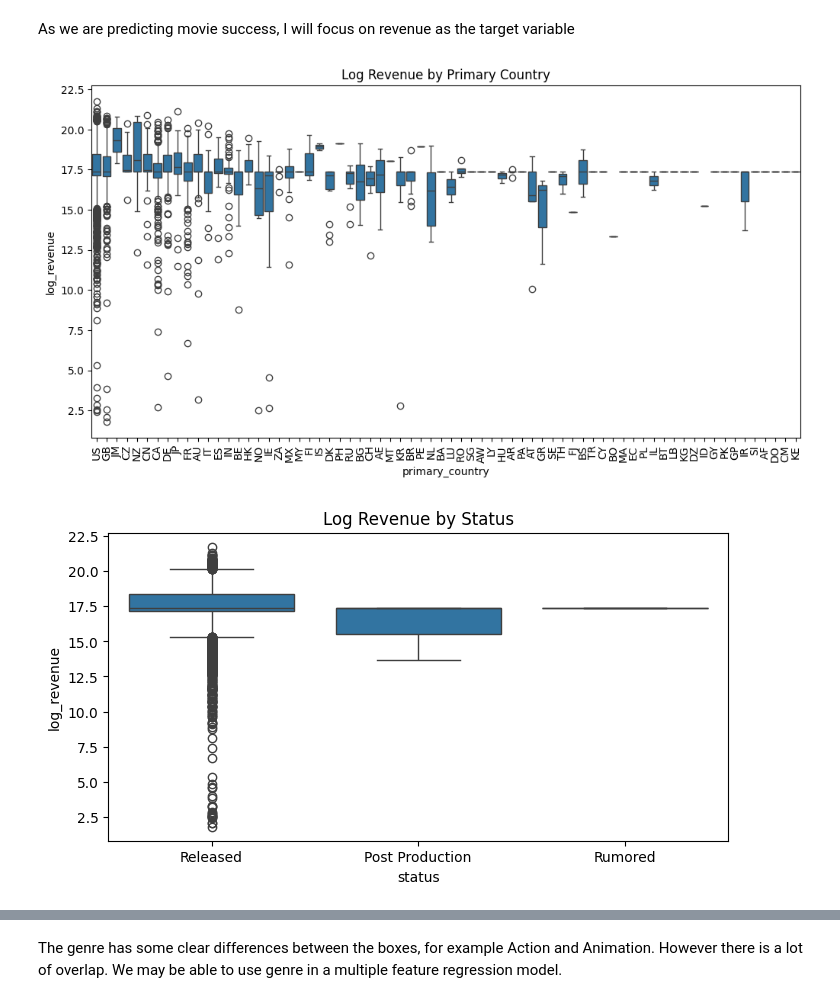
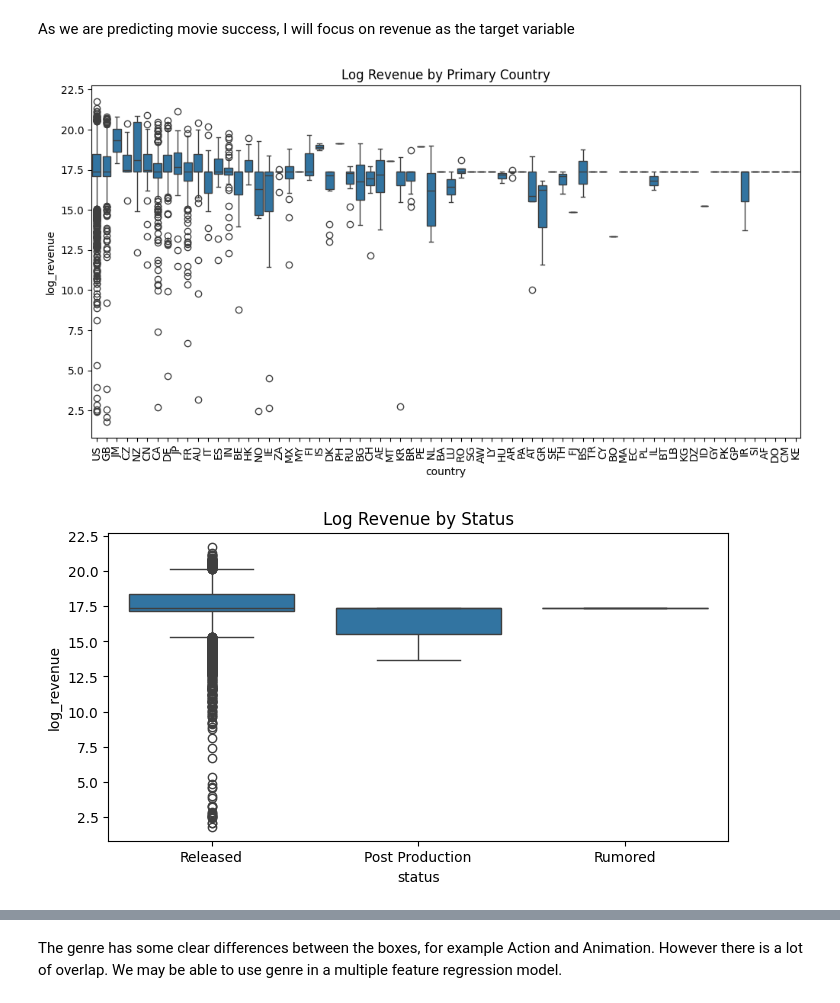
Before and after one commit to ziyadsaf/movie-success-prediction, a Jupyter notebook: movie_prediction_project.ipynb, the cells around one changed output, grey strips where cells are left out. Saved outputs shown, nothing was run; the diff lists cells and outputs as text; code cells hidden in the pictures.

```diff
--- a/movie_prediction_project.ipynb
+++ b/movie_prediction_project.ipynb
@@ -566,5 +595,4 @@ pop_bins = np.linspace(min(movies['popularity']),max(movies['popularity']),4)
 #vote count
 vote_bins = np.linspace(min(movies['vote_count']),max(movies['vote_count']),4)
 
-group_names = ['High','Medium','Low']
-movies['budget'] = pd.cut(movies['budget'], budget_bins,labels = group_names, include_lowest = True)
+group_names = ['Low','Medium','High']
@@ -991,0 +1011,2 @@ movies1.head()
+# %%
+movies1 = movies1.rename(columns={'primary_genre':'genre','primary_country':'country'})
@@ -1075,8 +1126,8 @@ def fill_with_group_mean(df, value_col, group_cols):
     return df.groupby(group_cols)[value_col].transform(lambda x: x.fillna(x.mean()))
 
 # Fill missing log_budget and log_revenue using mean of same primary_genre and log_popularity
-movies1['log_budget'] = fill_with_group_mean(movies1, 'log_budget', ['primary_genre', 'log_popularity'])
-movies1['log_revenue'] = fill_with_group_mean(movies1, 'log_revenue', ['primary_genre', 'log_popularity'])
+movies1['log_budget'] = fill_with_group_mean(movies1, 'log_budget', ['genre', 'log_popularity'])
+movies1['log_revenue'] = fill_with_group_mean(movies1, 'log_revenue', ['genre', 'log_popularity'])
 
 # If any NaNs remain (e.g., if a group is all NaN), fill with overall mean as fallback
 movies1['log_budget'] = movies1['log_budget'].fillna(movies1['log_budget'].mean())
@@ -1171,30 +1227,30 @@ As we are predicting movie success, I will focus on revenue as the target variab
 # %%
 # Boxplot: Revenue by country
 plt.figure(figsize=(12, 6))
-sns.boxplot(x='primary_country', y='log_revenue', data=movies1)
+sns.boxplot(x='country', y='log_revenue', data=movies1)
 plt.xticks(rotation=90)
 plt.title('Log Revenue by Primary Country')
 plt.show()
 
 # Boxplot: Revenue by Status (e.g., Released, Post Production)
 plt.figure(figsize=(8, 4))
 sns.boxplot(x='status', y='log_revenue', data=movies1)
 plt.title('Log Revenue by Status')
 plt.show()
 
 # Boxplot: Vote Average by Genre
 plt.figure(figsize=(12, 6))
-sns.boxplot(x='primary_genre', y='vote_average', data=movies1)
+sns.boxplot(x='genre', y='vote_average', data=movies1)
 plt.xticks(rotation=90)
 plt.title('Vote Average by Genre')
 plt.show()
 
 # Boxplot: Runtime by Genre
 plt.figure(figsize=(12, 6))
-sns.boxplot(x='primary_genre', y='runtime', data=movies1)
+sns.boxplot(x='genre', y='runtime', data=movies1)
 plt.xticks(rotation=90)
 plt.title('Runtime by Genre')
 plt.show()
 # %% [output]
-[figure, old version]
+[figure, new version]
 [figure]
```
Also changed, not shown: parts of 35 cells of this notebook.
